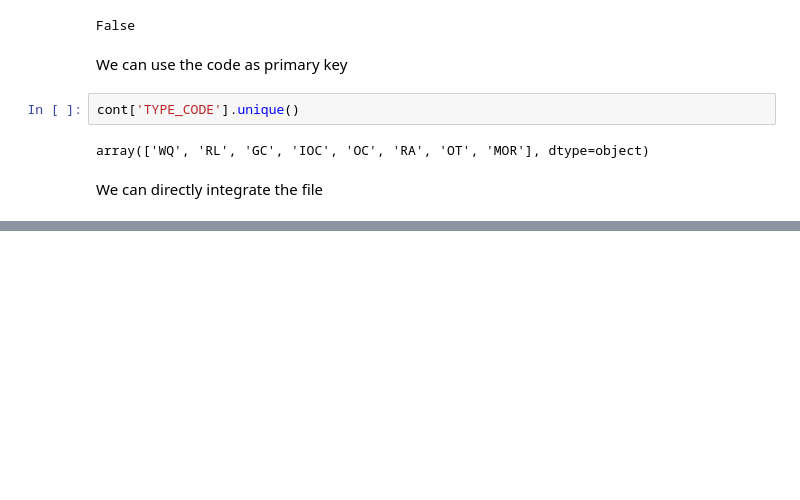
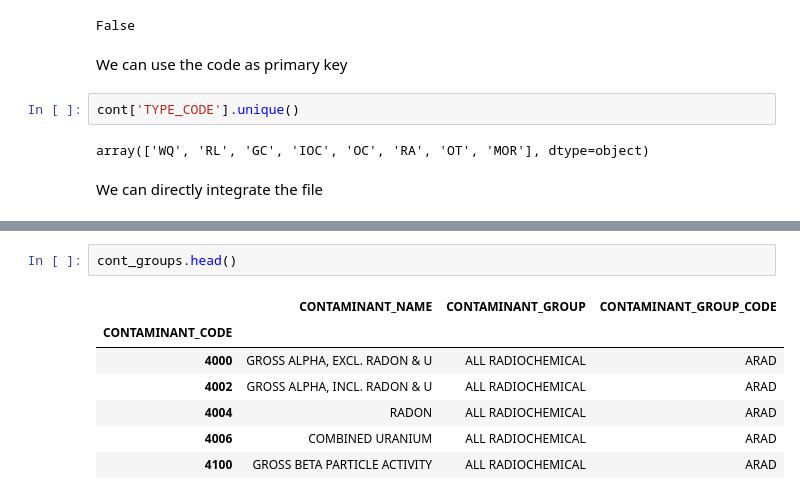
Before and after one commit to codeforboston/safe-water, a Jupyter notebook: csv_pre_processing_for_DB_integration.ipynb, the cells around one changed output, grey strips where cells are left out. Drawn from its saved outputs; the diff is of its cells as text; blank space fills up the shorter version.

```diff
--- a/csv_pre_processing_for_DB_integration.ipynb
+++ b/csv_pre_processing_for_DB_integration.ipynb
@@ -533,0 +544,10 @@ We can directly integrate the file
+# %%
+cont_groups.head()
+# %% [output]
+|  | CONTAMINANT_NAME | CONTAMINANT_GROUP | CONTAMINANT_GROUP_CODE |
+| CONTAMINANT_CODE |  |  |  |
+| 4000 | GROSS ALPHA, EXCL. RADON & U | ALL RADIOCHEMICAL | ARAD |
+| 4002 | GROSS ALPHA, INCL. RADON & U | ALL RADIOCHEMICAL | ARAD |
+| 4004 | RADON | ALL RADIOCHEMICAL | ARAD |
+| 4006 | COMBINED URANIUM | ALL RADIOCHEMICAL | ARAD |
+| 4100 | GROSS BETA PARTICLE ACTIVITY | ALL RADIOCHEMICAL | ARAD |
```
Also changed, not shown: parts of 11 cells of this notebook, 1 other file.
